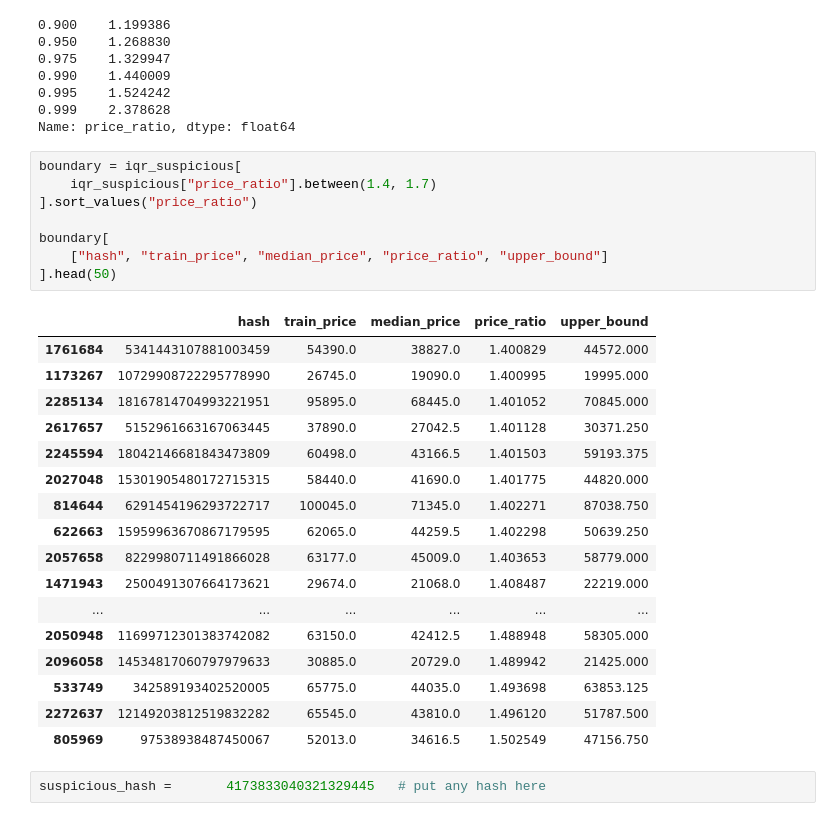
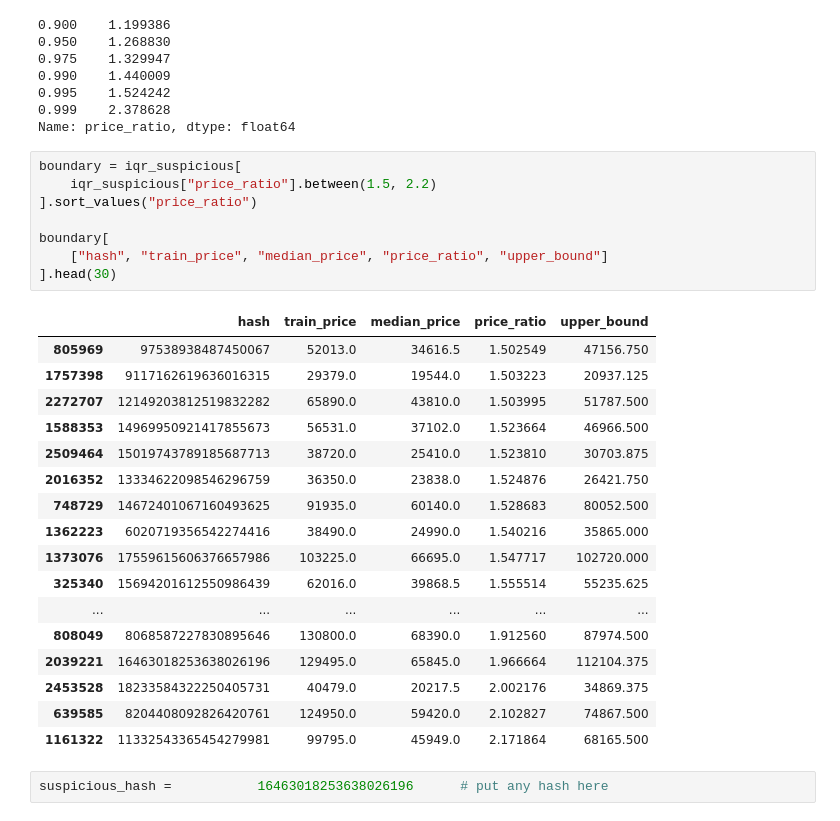
Before and after one commit to CaseyKiiza2026/vehicle-valuation-platform, a Jupyter notebook: notebooks/other_model.ipynb, the cells around one changed output. Cells and saved outputs as stored; diff of their text form.

```diff
--- a/notebooks/other_model.ipynb
+++ b/notebooks/other_model.ipynb
@@ -793,32 +793,32 @@ iqr_suspicious["price_ratio"].quantile(
 Name: price_ratio, dtype: float64
 # %%
 boundary = iqr_suspicious[
-    iqr_suspicious["price_ratio"].between(1.4, 1.7)
+    iqr_suspicious["price_ratio"].between(1.5, 2.2)
 ].sort_values("price_ratio")
 
 boundary[
     ["hash", "train_price", "median_price", "price_ratio", "upper_bound"]
-].head(50)
+].head(30)
 # %% [output]
 |  | hash | train_price | median_price | price_ratio | upper_bound |
-| 1761684 | 5341443107881003459 | 54390.0 | 38827.0 | 1.400829 | 44572.000 |
-| 1173267 | 10729908722295778990 | 26745.0 | 19090.0 | 1.400995 | 19995.000 |
-| 2285134 | 18167814704993221951 | 95895.0 | 68445.0 | 1.401052 | 70845.000 |
-| 2617657 | 5152961663167063445 | 37890.0 | 27042.5 | 1.401128 | 30371.250 |
-| 2245594 | 18042146681843473809 | 60498.0 | 43166.5 | 1.401503 | 59193.375 |
-| 2027048 | 15301905480172715315 | 58440.0 | 41690.0 | 1.401775 | 44820.000 |
-| 814644 | 6291454196293722717 | 100045.0 | 71345.0 | 1.402271 | 87038.750 |
-| 622663 | 15959963670867179595 | 62065.0 | 44259.5 | 1.402298 | 50639.250 |
-| 2057658 | 8229980711491866028 | 63177.0 | 45009.0 | 1.403653 | 58779.000 |
-| 1471943 | 2500491307664173621 | 29674.0 | 21068.0 | 1.408487 | 22219.000 |
+| 805969 | 97538938487450067 | 52013.0 | 34616.5 | 1.502549 | 47156.750 |
+| 1757398 | 9117162619636016315 | 29379.0 | 19544.0 | 1.503223 | 20937.125 |
+| 2272707 | 12149203812519832282 | 65890.0 | 43810.0 | 1.503995 | 51787.500 |
+| 1588353 | 14969950921417855673 | 56531.0 | 37102.0 | 1.523664 | 46966.500 |
+| 2509464 | 15019743789185687713 | 38720.0 | 25410.0 | 1.523810 | 30703.875 |
+| 2016352 | 13334622098546296759 | 36350.0 | 23838.0 | 1.524876 | 26421.750 |
+| 748729 | 14672401067160493625 | 91935.0 | 60140.0 | 1.528683 | 80052.500 |
+| 1362223 | 6020719356542274416 | 38490.0 | 24990.0 | 1.540216 | 35865.000 |
+| 1373076 | 17559615606376657986 | 103225.0 | 66695.0 | 1.547717 | 102720.000 |
+| 325340 | 15694201612550986439 | 62016.0 | 39868.5 | 1.555514 | 55235.625 |
 | ... | ... | ... | ... | ... | ... |
-| 2050948 | 11699712301383742082 | 63150.0 | 42412.5 | 1.488948 | 58305.000 |
-| 2096058 | 14534817060797979633 | 30885.0 | 20729.0 | 1.489942 | 21425.000 |
-| 533749 | 342589193402520005 | 65775.0 | 44035.0 | 1.493698 | 63853.125 |
-| 2272637 | 12149203812519832282 | 65545.0 | 43810.0 | 1.496120 | 51787.500 |
-| 805969 | 97538938487450067 | 52013.0 | 34616.5 | 1.502549 | 47156.750 |
+| 808049 | 8068587227830895646 | 130800.0 | 68390.0 | 1.912560 | 87974.500 |
+| 2039221 | 16463018253638026196 | 129495.0 | 65845.0 | 1.966664 | 112104.375 |
+| 2453528 | 18233584322250405731 | 40479.0 | 20217.5 | 2.002176 | 34869.375 |
+| 639585 | 8204408092826420761 | 124950.0 | 59420.0 | 2.102827 | 74867.500 |
+| 1161322 | 11332543365454279981 | 99795.0 | 45949.0 | 2.171864 | 68165.500 |
 # %%
-suspicious_hash = 		4173833040321329445	  # put any hash here
+suspicious_hash = 			16463018253638026196	  # put any hash here
 # %%
 suspicious_hash
 # %% [output]
```
Also changed, not shown: parts of 28 cells of this notebook.
